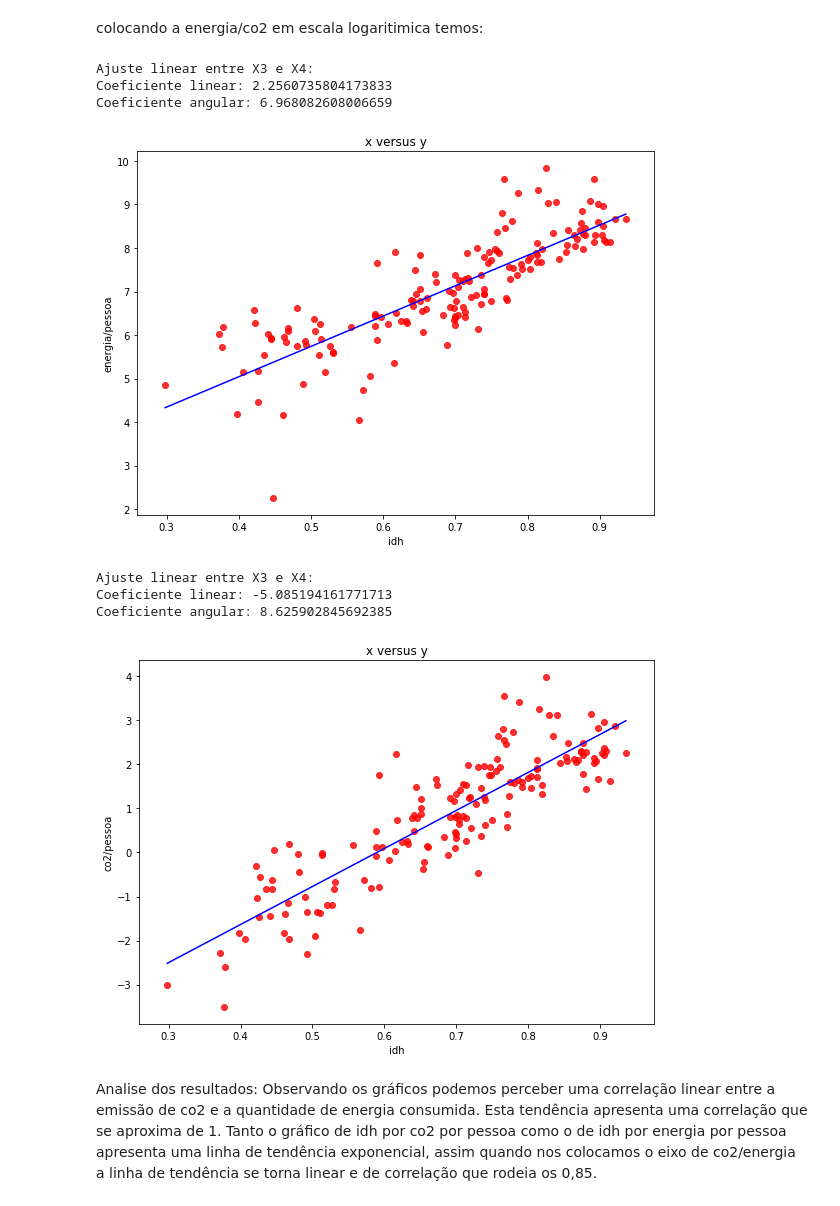
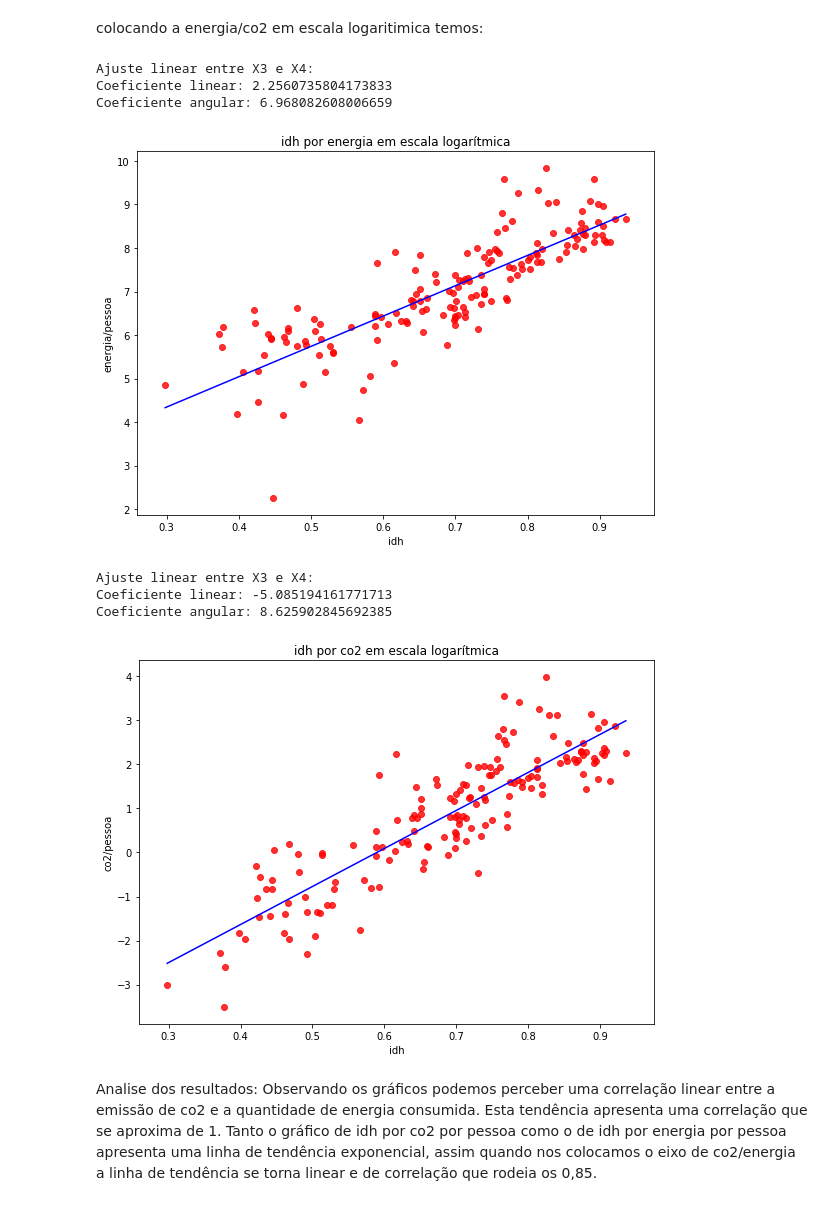
Before and after one commit to arthurpf1/Projeto1cien, a Jupyter notebook: p1/Untitled.ipynb, the cells around one changed output. Saved outputs shown, nothing was run; the diff lists cells and outputs as text; code cells hidden in the pictures.

```diff
--- a/p1/Untitled.ipynb
+++ b/p1/Untitled.ipynb
@@ -81,23 +84,26 @@ colocando a energia/co2 em escala logaritimica temos:
 # %%
 reta(dados['idh_2007'],dados['ener_2007_log'])
 plt.ylabel("energia/pessoa")
+plt.title("idh por energia em escala logarítmica")
 plt.xlabel("idh")
+#plt.yscale(False)
 plt.show()
 # %% [output]
 Ajuste linear entre X3 e X4:
 Coeficiente linear: 2.2560735804173833
 Coeficiente angular: 6.968082608006659
-[figure, old version]
+[figure, new version]
 # %%
 reta(dados['idh_2007'],dados['co2_2007_log'])
 plt.ylabel("co2/pessoa")
+plt.title("idh por co2 em escala logarítmica")
 plt.xlabel("idh")
 plt.show()
 # %% [output]
 Ajuste linear entre X3 e X4:
 Coeficiente linear: -5.085194161771713
 Coeficiente angular: 8.625902845692385
-[figure, old version]
+[figure, new version]
 # %% [markdown]
 Analise dos resultados:
 Observando os gráficos podemos perceber uma correlação linear entre a emissão de co2 e a quantidade de energia consumida. Esta tendência apresenta uma correlação que se aproxima de 1. Tanto o gráfico de idh por co2 por pessoa como o de idh por energia por pessoa apresenta uma linha de tendência exponencial, assim quando nos colocamos o eixo de co2/energia a linha de tendência se torna linear e de correlação que rodeia os 0,85.
```
Also changed, not shown: parts of 3 cells of this notebook, 1 other file.
